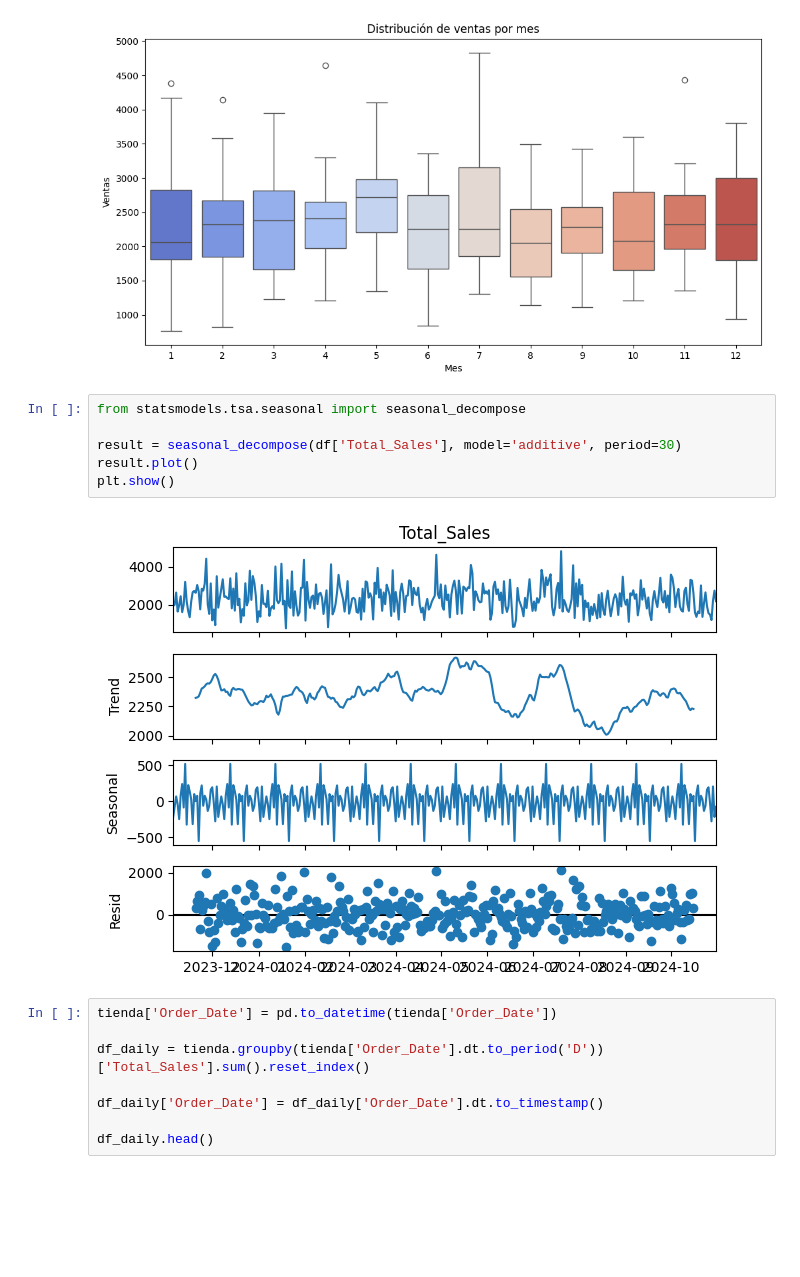
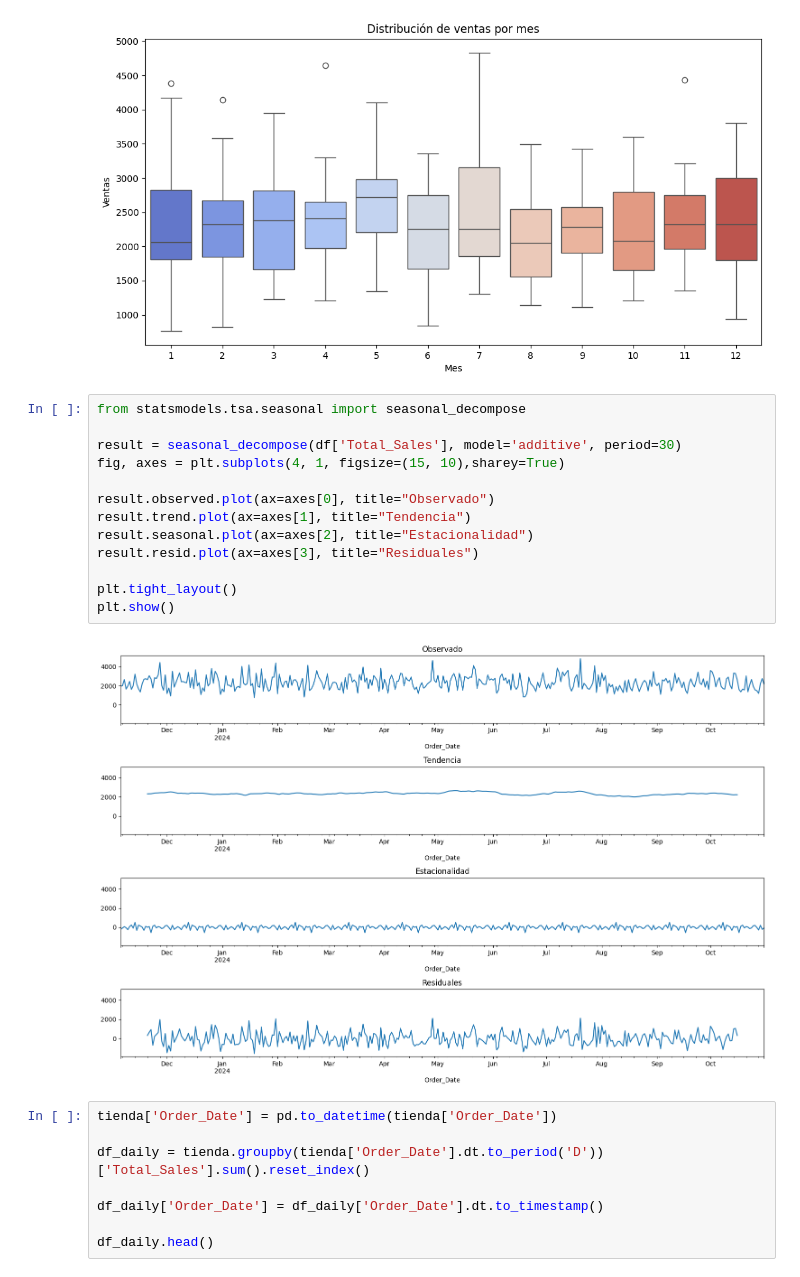
Before and after one commit to abdonrb/proyecto-ml, a Jupyter notebook: ML/models/trained/Time_series_prophet.ipynb, the cells around one changed output. Cells and saved outputs as stored; diff of their text form; blank space fills up the shorter version.

```diff
--- a/ML/models/trained/Time_series_prophet.ipynb
+++ b/ML/models/trained/Time_series_prophet.ipynb
@@ -102,11 +98,18 @@ plt.show()
 # %%
 from statsmodels.tsa.seasonal import seasonal_decompose
 
 result = seasonal_decompose(df['Total_Sales'], model='additive', period=30)
-result.plot()
+fig, axes = plt.subplots(4, 1, figsize=(15, 10),sharey=True)
+
+result.observed.plot(ax=axes[0], title="Observado")
+result.trend.plot(ax=axes[1], title="Tendencia")
+result.seasonal.plot(ax=axes[2], title="Estacionalidad")
+result.resid.plot(ax=axes[3], title="Residuales")
+
+plt.tight_layout()
 plt.show()
 # %% [output]
-[figure, old version]
+[figure, new version]
 # %%
 tienda['Order_Date'] = pd.to_datetime(tienda['Order_Date'])
 
```
Also changed, not shown: parts of 6 cells of this notebook, 1 other file.
